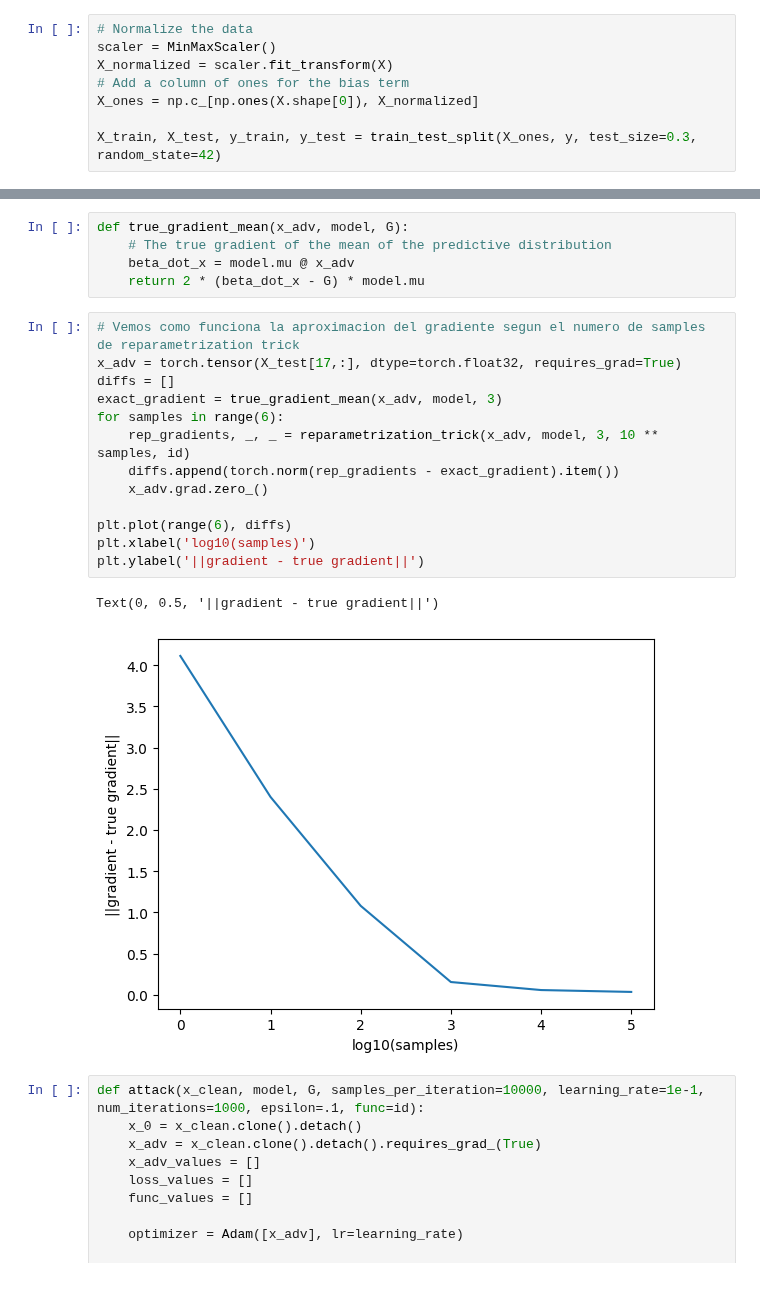
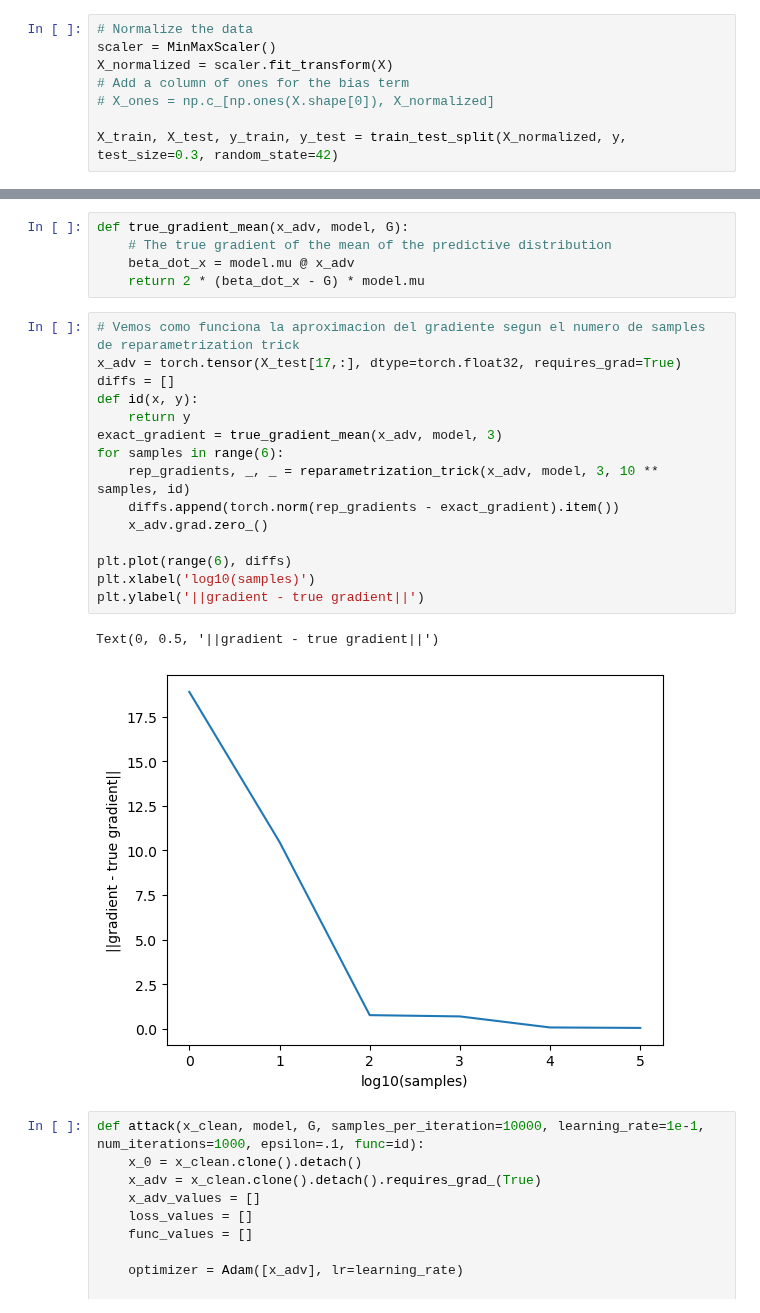
Before and after one commit to pablogarciarce/AdvReg, a Jupyter notebook: notebooks/test_point_attack.ipynb, the cells around one changed output, grey strips where cells are left out. Drawn from its saved outputs; the diff is of its cells as text.

```diff
--- a/notebooks/test_point_attack.ipynb
+++ b/notebooks/test_point_attack.ipynb
@@ -27,9 +27,9 @@ y = data.iloc[:, -1].values
 scaler = MinMaxScaler()
 X_normalized = scaler.fit_transform(X)
 # Add a column of ones for the bias term
-X_ones = np.c_[np.ones(X.shape[0]), X_normalized]
+# X_ones = np.c_[np.ones(X.shape[0]), X_normalized]
 
-X_train, X_test, y_train, y_test = train_test_split(X_ones, y, test_size=0.3, random_state=42)
+X_train, X_test, y_train, y_test = train_test_split(X_normalized, y, test_size=0.3, random_state=42)
 # %%
 # Fit the model
 model = NormalInverseGammaPriorLinearRegression(prior_params={
@@ -60,19 +60,21 @@ def true_gradient_mean(x_adv, model, G):
 # %%
 # Vemos como funciona la aproximacion del gradiente segun el numero de samples de reparametrization trick
 x_adv = torch.tensor(X_test[17,:], dtype=torch.float32, requires_grad=True)
 diffs = []
+def id(x, y):
+    return y
 exact_gradient = true_gradient_mean(x_adv, model, 3)
 for samples in range(6):
     rep_gradients, _, _ = reparametrization_trick(x_adv, model, 3, 10 ** samples, id)
     diffs.append(torch.norm(rep_gradients - exact_gradient).item())
     x_adv.grad.zero_()
 
 plt.plot(range(6), diffs)
 plt.xlabel('log10(samples)')
 plt.ylabel('||gradient - true gradient||')
 # %% [output]
 Text(0, 0.5, '||gradient - true gradient||')
-[figure, old version]
+[figure, new version]
 # %%
 def attack(x_clean, model, G, samples_per_iteration=10000, learning_rate=1e-1, num_iterations=1000, epsilon=.1, func=id):
     x_0 = x_clean.clone().detach()
```
Also changed, not shown: parts of 3 cells of this notebook, 1 other file.
